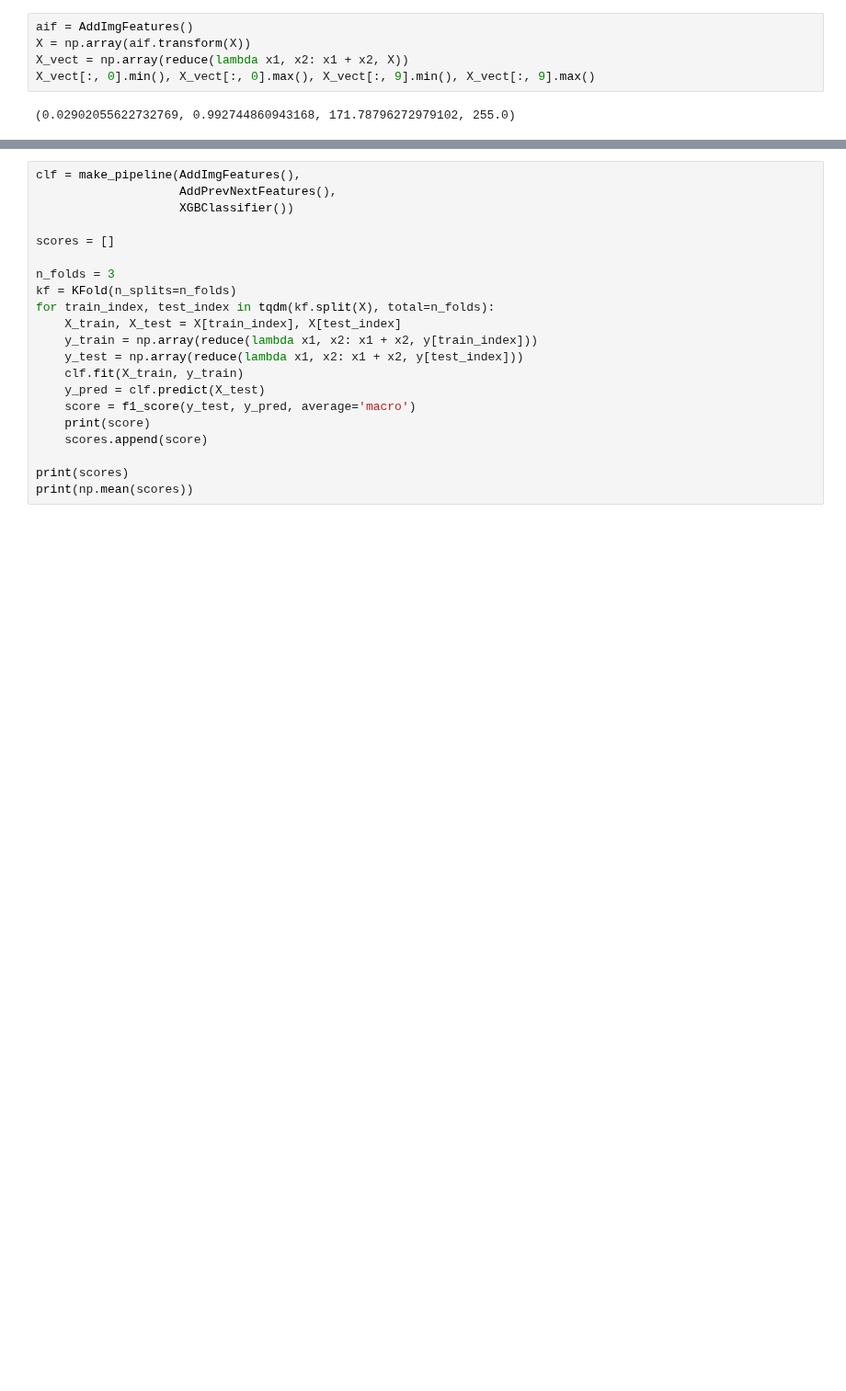
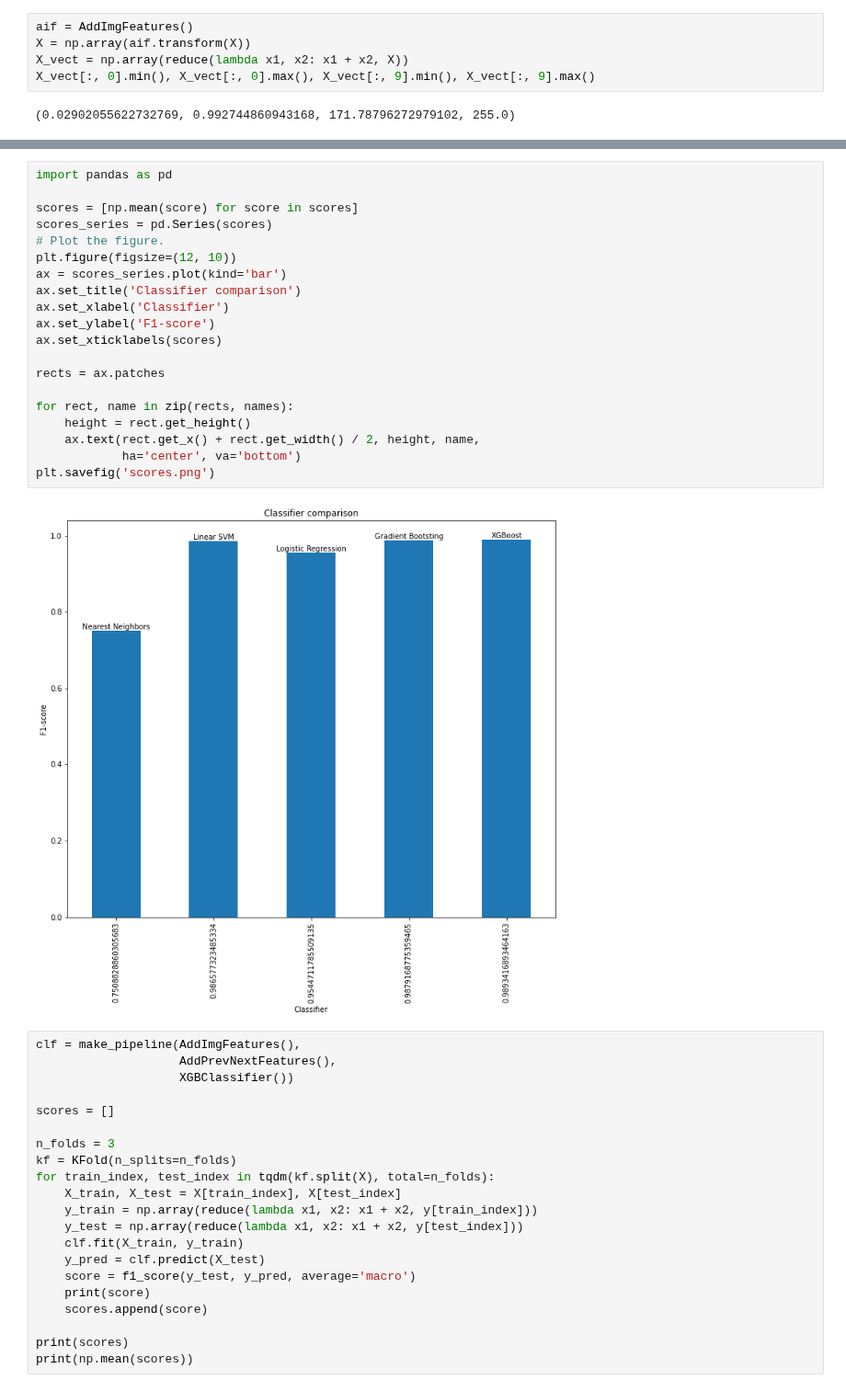
Before and after one commit to NastyBoget/document_structure_extraction, a Jupyter notebook: pipeline.ipynb, the cells around one changed output, grey strips where cells are left out. Shown at 92% size. Saved outputs shown, nothing was run; the diff lists cells and outputs as text; blank space fills up the shorter version.

Commit message:
classifiers comparison 2

```diff
--- a/pipeline.ipynb
+++ b/pipeline.ipynb
@@ -415,3 +399,25 @@ plt.savefig('scores.png')
+# %%
+import pandas as pd
+
+scores = [np.mean(score) for score in scores]
+scores_series = pd.Series(scores)
+# Plot the figure.
+plt.figure(figsize=(12, 10))
+ax = scores_series.plot(kind='bar')
+ax.set_title('Classifier comparison')
+ax.set_xlabel('Classifier')
+ax.set_ylabel('F1-score')
+ax.set_xticklabels(scores)
+
+rects = ax.patches
+
+for rect, name in zip(rects, names):
+    height = rect.get_height()
+    ax.text(rect.get_x() + rect.get_width() / 2, height, name,
+            ha='center', va='bottom')
+plt.savefig('scores.png')
+# %% [output]
+[figure, added]
 # %%
 clf = make_pipeline(AddImgFeatures(),
                     AddPrevNextFeatures(),
```
Also changed, not shown: parts of 6 cells of this notebook, 2 other files.
